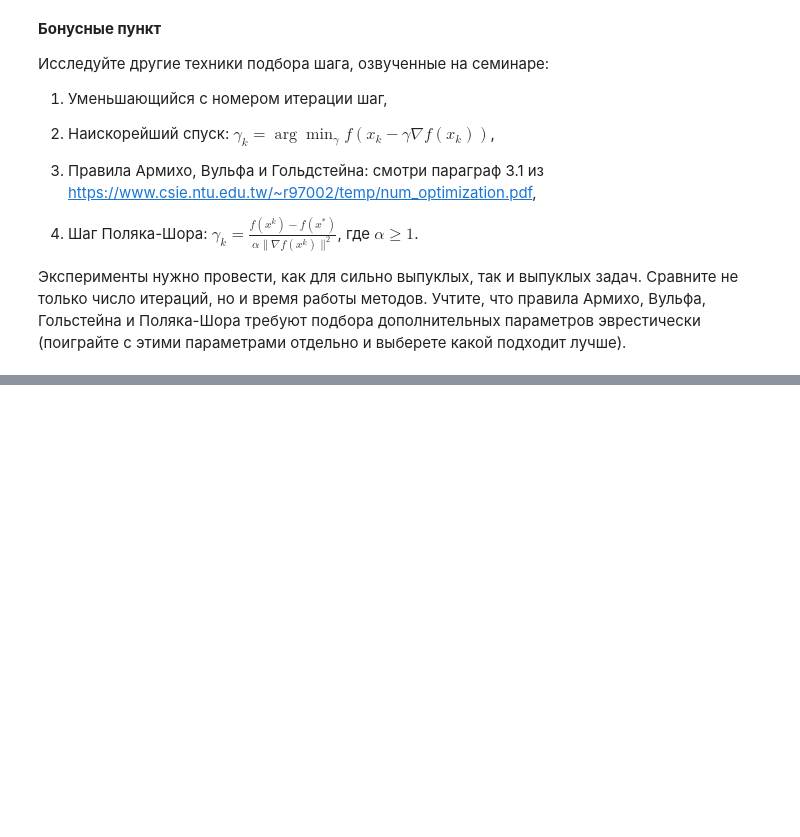
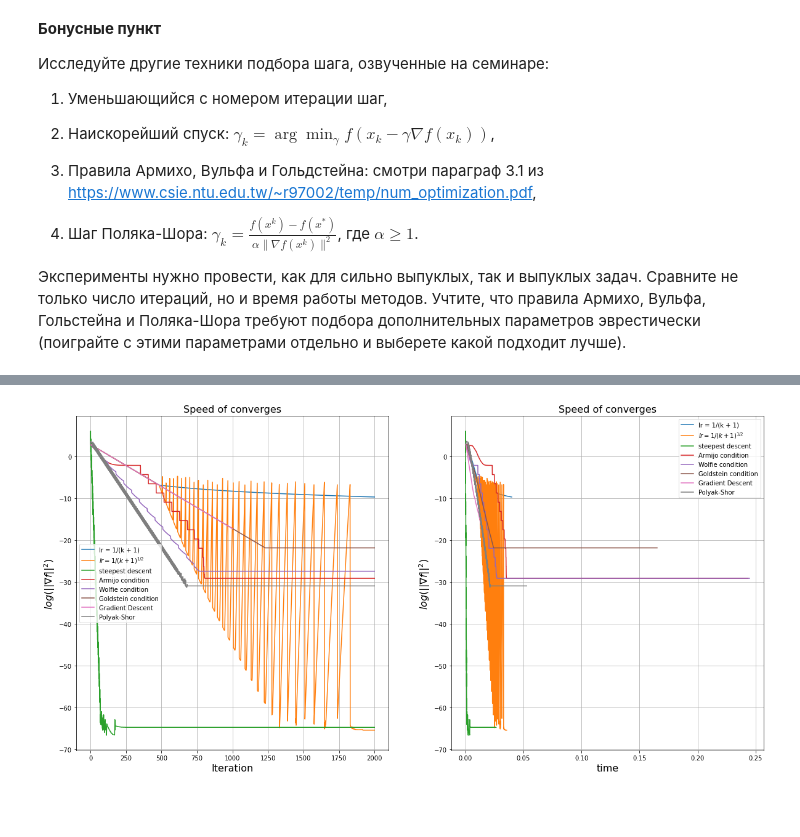
Before and after one commit to HAshIRa7/Optimization-methods, a Jupyter notebook: Optimization_HW_10.ipynb, the cells around one changed output, grey strips where cells are left out. Cells and saved outputs as stored; diff of their text form; code cells hidden in the pictures; blank space fills up the shorter version.

```diff
--- a/Optimization_HW_10.ipynb
+++ b/Optimization_HW_10.ipynb
@@ -284,0 +509,9 @@ __Бонусные пункт__
+# %%
+ba.fit()
+# %%
+bg.fit()
+# %%
+bw.fit()
+# %%
+gd = GradientDescent(A, b, 10**3)
+gd.fit()
@@ -284,0 +522,36 @@ __Бонусные пункт__
+# %%
+fig, ax = plt.subplots(1, 2, figsize=(20, 10))
+
+ax[0].set_title('Speed of converges', fontsize=16)
+ax[1].set_title('Speed of converges', fontsize=16)
+ax[0].set_xlabel('Iteration', fontsize=16)
+ax[0].set_ylabel(r'$log(||\nabla f||^{2})$', fontsize=16)
+ax[1].set_xlabel('time', fontsize=16)
+ax[1].set_ylabel(r'$log(||\nabla f||^{2})$', fontsize=16)
+ax[0].grid()
+ax[1].grid()
+
+ax[0].plot(range(0, idl.max_iter, 1), np.log(idl.grad_history), label='lr = 1/(k + 1)')
+ax[0].plot(range(0, ids.max_iter, 1), np.log(ids.grad_history), label=r'$lr = 1/(k + 1)^{1/2}$')
+ax[0].plot(range(0, fd.max_iter, 1), np.log(fd.grad_history), label='steepest descent')
+ax[0].plot(range(0, ba.max_iter, 1), np.log(ba.grad_history), label='Armijo condition')
+ax[0].plot(range(0, bw.max_iter, 1), np.log(bw.grad_history), label='Wolfie condition')
+ax[0].plot(range(0, bg.max_iter, 1), np.log(bg.grad_history), label='Goldstein condition')
+ax[0].plot(range(0, gd.max_iter, 1), np.log(gd.grad_history), label='Gradient Descent')
+ax[0].plot(range(0, pd.max_iter, 1), np.log(pd.grad_history), label='Polyak-Shor')
+ax[0].legend()
+
+ax[1].plot(idl.time_history, np.log(idl.grad_history), label='lr = 1/(k + 1)')
+ax[1].plot(ids.time_history, np.log(ids.grad_history), label=r'$lr = 1/(k + 1)^{1/2}$')
+ax[1].plot(fd.time_history, np.log(fd.grad_history), label='steepest descent')
+ax[1].plot(ba.time_history, np.log(ba.grad_history), label='Armijo condition')
+ax[1].plot(bw.time_history, np.log(ba.grad_history), label='Wolfie condition')
+ax[1].plot(bg.time_history, np.log(bg.grad_history), label='Goldstein condition')
+ax[1].plot(gd.time_history, np.log(gd.grad_history), label='Gradient Descent')
+ax[1].plot(pd.time_history, np.log(pd.grad_history), label='Polyak-Shor')
+ax[1].legend()
+plt.show()
+# %% [output]
+[figure, added]
+# %% [markdown]
+#
```
Also changed, not shown: parts of 35 cells of this notebook.
